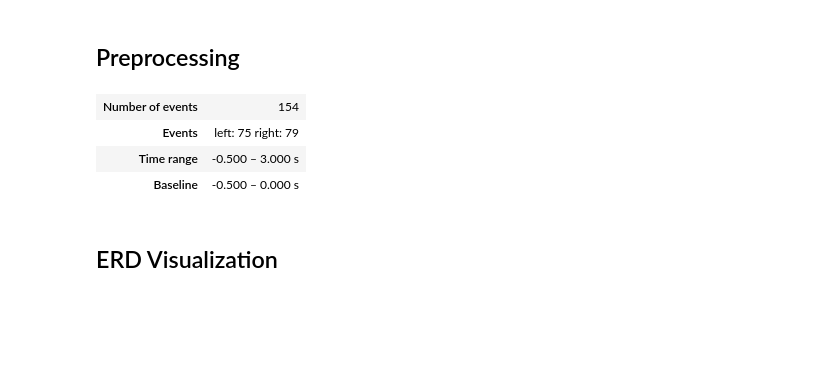
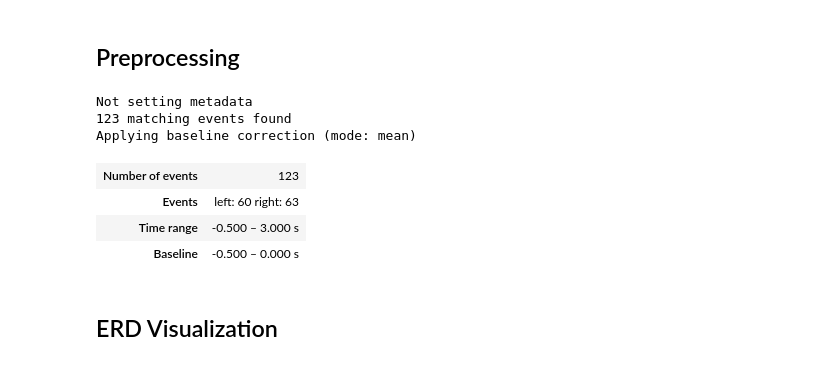
Before and after one commit to WasupolHengsritawat/Two-dimensional-Movement-Control-BCI, a Jupyter notebook: MI_offline_classification.ipynb, the cells around one changed output. Saved outputs shown, nothing was run; the diff lists cells and outputs as text; code cells hidden in the pictures; blank space fills up the shorter version.

```diff
--- a/MI_offline_classification.ipynb
+++ b/MI_offline_classification.ipynb
@@ -95,9 +95,9 @@ epochs.compute_psd(fmin=2,fmax=36).plot()
 ## Preprocessing
 # %%
 # -- |Data details| --
-participant_id = '03'
+participant_id = '00'
 initial_session = 1
-n_session = 5
+n_session = 4
 
 # -- |Local parameters|--
 epochs_list = []
@@ -131,35 +131,38 @@ for i in range(initial_session,initial_session+n_session):
     # -- |Events|--
     Events = [data for data in streams if data['info']['type'] == ['Markers']][0]
 
     event_index = Events["time_series"].T[0] #Get all event marker of experiment
     event_timestamp = (((Events["time_stamps"].T) - EEG["time_stamps"][0]) *250).astype('int')
 
     events = np.column_stack((np.array(event_timestamp, dtype = int),
                         np.zeros(len(event_timestamp), dtype = int),
                         np.array(event_index, dtype = int)))
 
     events_id = { # Set up your event name
         'right': 0,
         'left': 1
     }
 
     # -- |Epoch Segmentation| --
     epochs = mne.Epochs(mne_alpha, events,
         tmin= -0.5,     # init timestamp of epoch (0 means trigger timestamp same as event start)
         tmax= 3.0,      # final timestamp (10 means set epoch duration 10 second)
         event_id =events_id,
         preload = True,
         verbose=False,
         picks = ['C3','Cz','C4','PO7','Pz','PO8']
     )
 
     epochs_list.append(epochs)
 
 epochs = mne.concatenate_epochs(epochs_list)
 epochs.set_montage(mne.channels.make_standard_montage('standard_1020'))
 # %% [output]
+Not setting metadata
+123 matching events found
+Applying baseline correction (mode: mean)
-| Number of events | 154 |
-| Events | left: 75 right: 79 |
+| Number of events | 123 |
+| Events | left: 60 right: 63 |
 | Time range | -0.500 – 3.000 s |
 | Baseline | -0.500 – 0.000 s |
 # %% [markdown]
```
Also changed, not shown: parts of 4 cells of this notebook, 2 other files.
